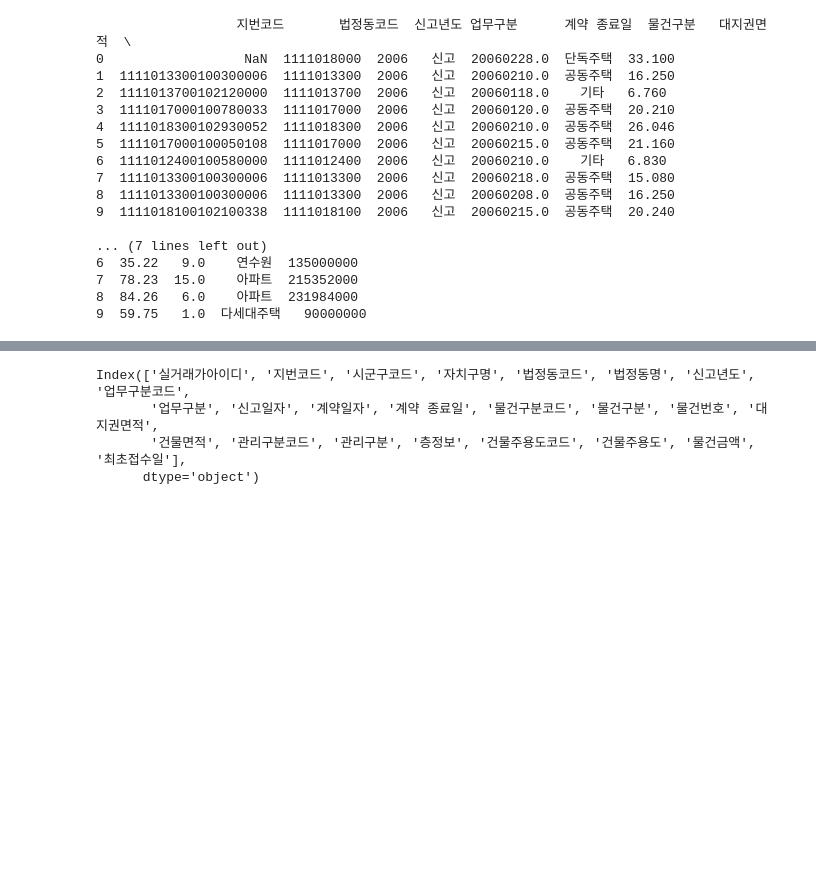
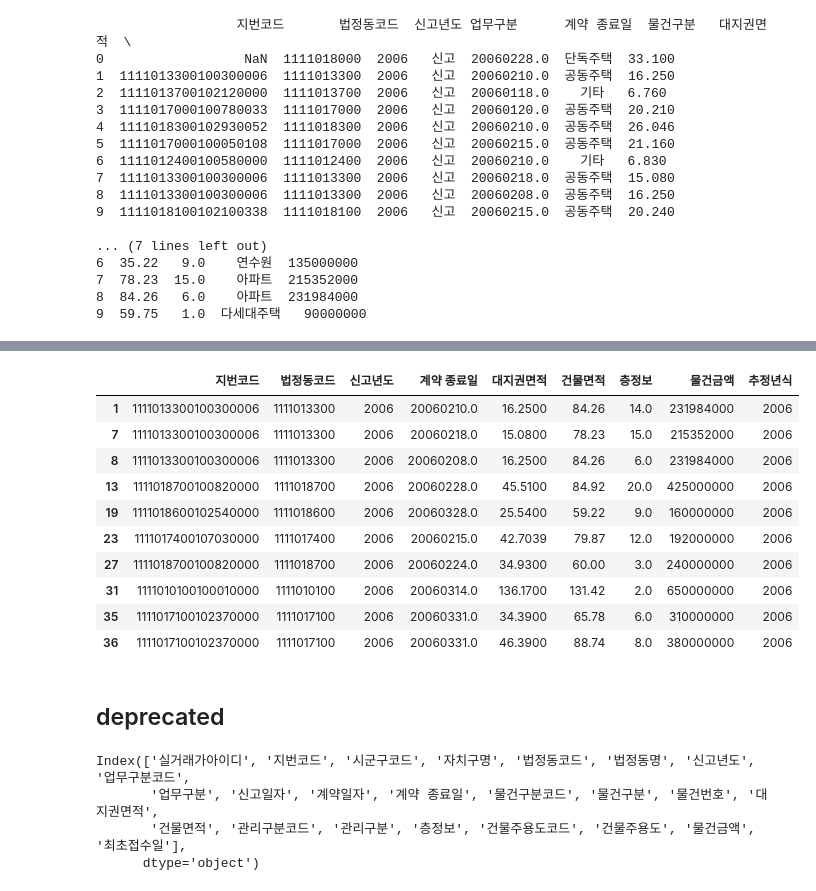
Before and after one commit to younghk/Housing_Seoul_Analysis, a Jupyter notebook: Data_preprocessing.ipynb, the cells around one changed output, grey strips where cells are left out. Cells and saved outputs as stored; diff of their text form; code cells hidden in the pictures; blank space fills up the shorter version.

```diff
--- a/Data_preprocessing.ipynb
+++ b/Data_preprocessing.ipynb
@@ -146,0 +327,2 @@ seoul_housing_integrated.to_csv('seoul_housing_integrated.csv')
+# %%
+seoul_housing_integrated_drop_all = seoul_housing_integrated.dropna()
@@ -146,0 +347,4 @@ seoul_housing_integrated.to_csv('seoul_housing_integrated.csv')
+# %%
+shida = seoul_housing_integrated_drop_all
+s_apart = shida[shida['건물주용도'] == '아파트']
+print(s_apart.count())
@@ -146,0 +364,2 @@ seoul_housing_integrated.to_csv('seoul_housing_integrated.csv')
+# %%
+sa_drop = s_apart.drop(columns=['물건구분', '업무구분', '건물주용도'], axis=1)
@@ -146,0 +370,2 @@ seoul_housing_integrated.to_csv('seoul_housing_integrated.csv')
+# %%
+sad_g = sa_drop
@@ -147,3 +413,20 @@ seoul_housing_integrated.to_csv('seoul_housing_integrated.csv')
+# %%
+sad_g['추정년식'] = sad_g['신고년도'] - sad_g['지번코드']
+sad_g.head(10)
+# %% [output]
+|  | 지번코드 | 법정동코드 | 신고년도 | 계약 종료일 | 대지권면적 | 건물면적 | 층정보 | 물건금액 | 추정년식 |
+| 1 | 1111013300100300006 | 1111013300 | 2006 | 20060210.0 | 16.2500 | 84.26 | 14.0 | 231984000 | 2006 |
+| 7 | 1111013300100300006 | 1111013300 | 2006 | 20060218.0 | 15.0800 | 78.23 | 15.0 | 215352000 | 2006 |
+| 8 | 1111013300100300006 | 1111013300 | 2006 | 20060208.0 | 16.2500 | 84.26 | 6.0 | 231984000 | 2006 |
+| 13 | 1111018700100820000 | 1111018700 | 2006 | 20060228.0 | 45.5100 | 84.92 | 20.0 | 425000000 | 2006 |
+| 19 | 1111018600102540000 | 1111018600 | 2006 | 20060328.0 | 25.5400 | 59.22 | 9.0 | 160000000 | 2006 |
+| 23 | 1111017400107030000 | 1111017400 | 2006 | 20060215.0 | 42.7039 | 79.87 | 12.0 | 192000000 | 2006 |
+| 27 | 1111018700100820000 | 1111018700 | 2006 | 20060224.0 | 34.9300 | 60.00 | 3.0 | 240000000 | 2006 |
+| 31 | 1111010100100010000 | 1111010100 | 2006 | 20060314.0 | 136.1700 | 131.42 | 2.0 | 650000000 | 2006 |
+| 35 | 1111017100102370000 | 1111017100 | 2006 | 20060331.0 | 34.3900 | 65.78 | 6.0 | 310000000 | 2006 |
+| 36 | 1111017100102370000 | 1111017100 | 2006 | 20060331.0 | 46.3900 | 88.74 | 8.0 | 380000000 | 2006 |
+# %% [markdown]
+## deprecated
 # %%
 import pandas as pd
 
```
Also changed, not shown: parts of 32 cells of this notebook, 1 other file.
